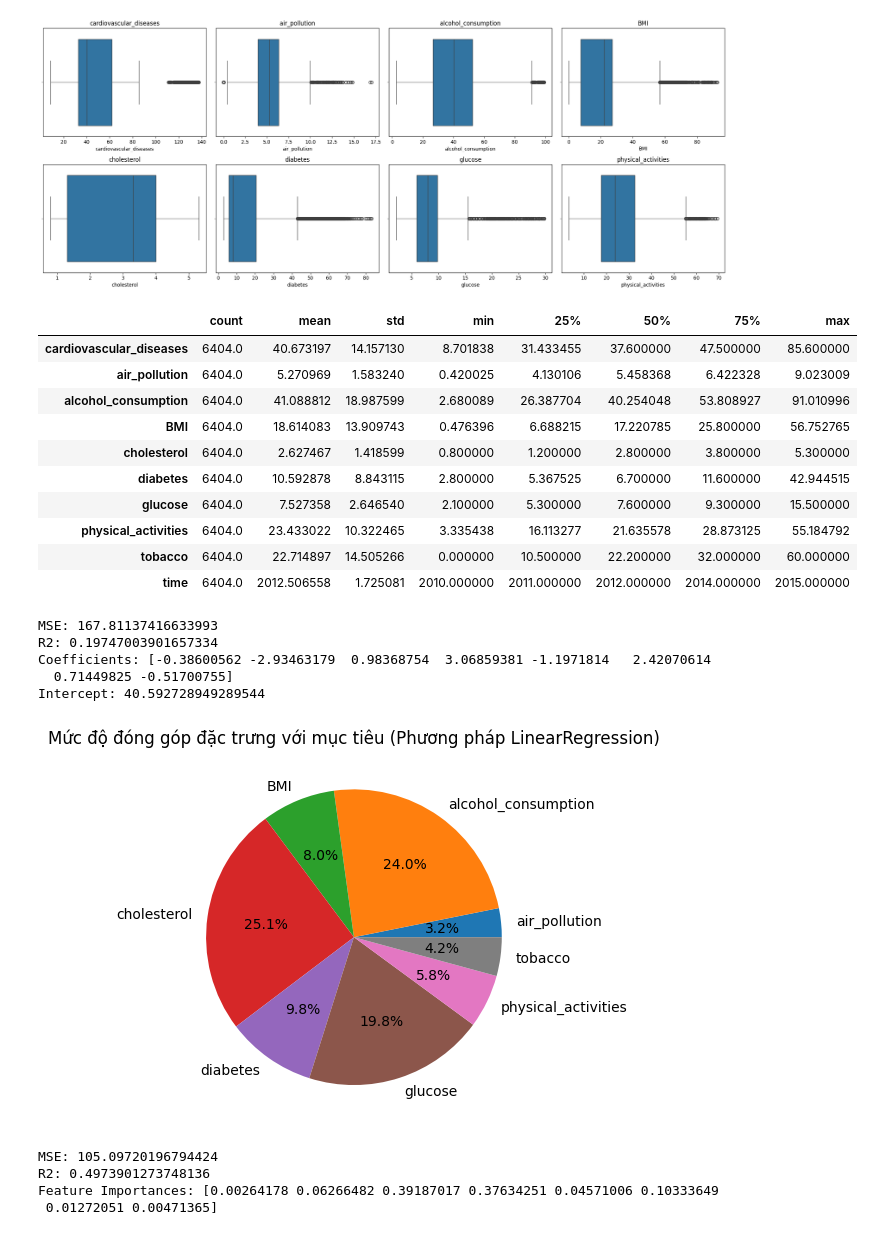
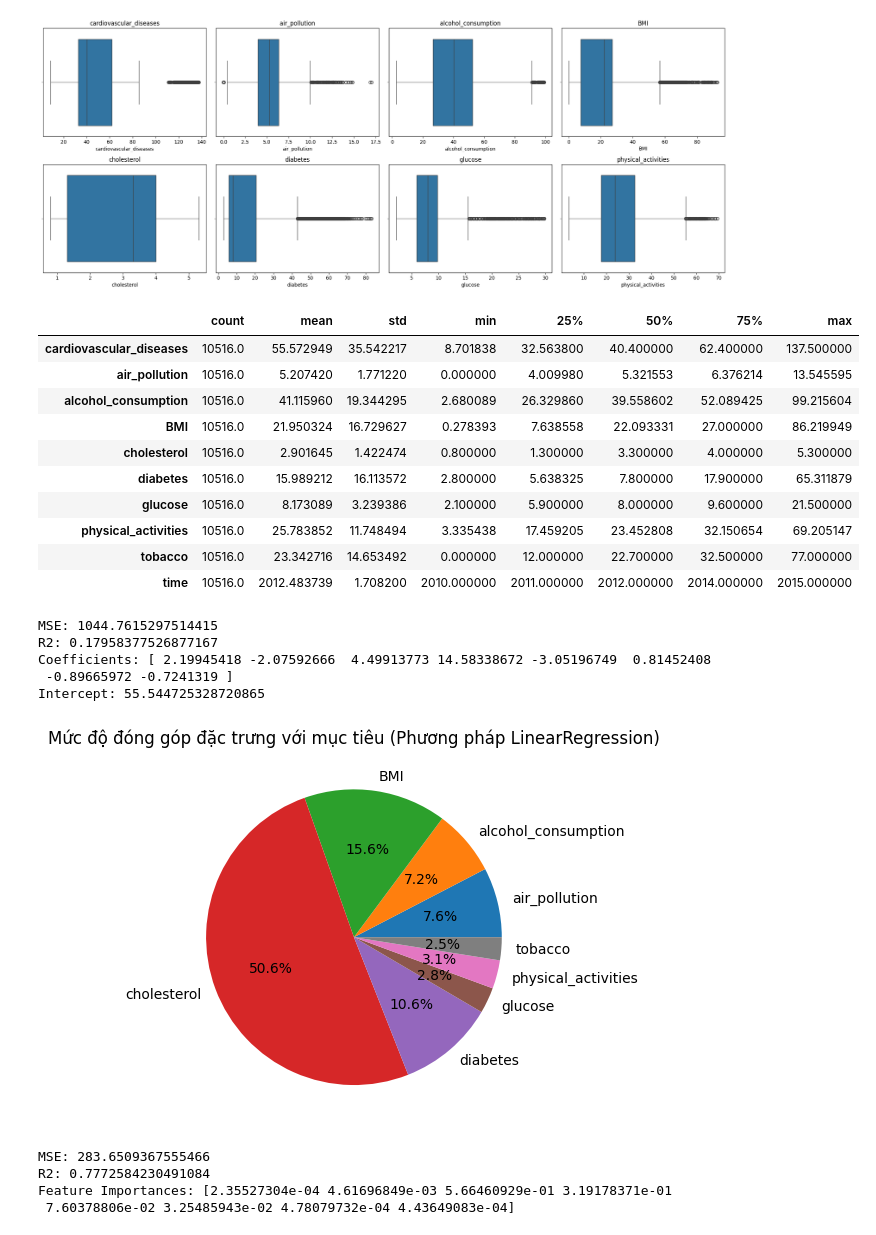
Before and after one commit to baolam/heart-disease-analysis, a Jupyter notebook: processing/draw_for_report.ipynb, the cells around one changed output. Saved outputs shown, nothing was run; the diff lists cells and outputs as text; code cells hidden in the pictures.

```diff
--- a/processing/draw_for_report.ipynb
+++ b/processing/draw_for_report.ipynb
@@ -116,34 +116,34 @@ plt.show()
 # %%
 df_original = df.copy()
 
 df = df_original.copy()
 mask = pd.Series(True, index=df.index)
 
 for col in cols:
 
     Q1 = df[col].quantile(0.25)
     Q3 = df[col].quantile(0.75)
     IQR = Q3 - Q1
 
-    lower = Q1 - 1.5 * IQR
-    upper = Q3 + 1.5 * IQR
+    lower = Q1 - 3 * IQR
+    upper = Q3 + 3 * IQR
 
     mask &= (df[col] >= lower) & (df[col] <= upper)
 
 df = df[mask]
 df.describe().T
 # %% [output]
 |  | count | mean | std | min | 25% | 50% | 75% | max |
-| cardiovascular_diseases | 6404.0 | 40.673197 | 14.157130 | 8.701838 | 31.433455 | 37.600000 | 47.500000 | 85.600000 |
-| air_pollution | 6404.0 | 5.270969 | 1.583240 | 0.420025 | 4.130106 | 5.458368 | 6.422328 | 9.023009 |
-| alcohol_consumption | 6404.0 | 41.088812 | 18.987599 | 2.680089 | 26.387704 | 40.254048 | 53.808927 | 91.010996 |
-| BMI | 6404.0 | 18.614083 | 13.909743 | 0.476396 | 6.688215 | 17.220785 | 25.800000 | 56.752765 |
-| cholesterol | 6404.0 | 2.627467 | 1.418599 | 0.800000 | 1.200000 | 2.800000 | 3.800000 | 5.300000 |
-| diabetes | 6404.0 | 10.592878 | 8.843115 | 2.800000 | 5.367525 | 6.700000 | 11.600000 | 42.944515 |
-| glucose | 6404.0 | 7.527358 | 2.646540 | 2.100000 | 5.300000 | 7.600000 | 9.300000 | 15.500000 |
-| physical_activities | 6404.0 | 23.433022 | 10.322465 | 3.335438 | 16.113277 | 21.635578 | 28.873125 | 55.184792 |
-| tobacco | 6404.0 | 22.714897 | 14.505266 | 0.000000 | 10.500000 | 22.200000 | 32.000000 | 60.000000 |
-| time | 6404.0 | 2012.506558 | 1.725081 | 2010.000000 | 2011.000000 | 2012.000000 | 2014.000000 | 2015.000000 |
+| cardiovascular_diseases | 10516.0 | 55.572949 | 35.542217 | 8.701838 | 32.563800 | 40.400000 | 62.400000 | 137.500000 |
+| air_pollution | 10516.0 | 5.207420 | 1.771220 | 0.000000 | 4.009980 | 5.321553 | 6.376214 | 13.545595 |
+| alcohol_consumption | 10516.0 | 41.115960 | 19.344295 | 2.680089 | 26.329860 | 39.558602 | 52.089425 | 99.215604 |
+| BMI | 10516.0 | 21.950324 | 16.729627 | 0.278393 | 7.638558 | 22.093331 | 27.000000 | 86.219949 |
+| cholesterol | 10516.0 | 2.901645 | 1.422474 | 0.800000 | 1.300000 | 3.300000 | 4.000000 | 5.300000 |
+| diabetes | 10516.0 | 15.989212 | 16.113572 | 2.800000 | 5.638325 | 7.800000 | 17.900000 | 65.311879 |
+| glucose | 10516.0 | 8.173089 | 3.239386 | 2.100000 | 5.900000 | 8.000000 | 9.600000 | 21.500000 |
+| physical_activities | 10516.0 | 25.783852 | 11.748494 | 3.335438 | 17.459205 | 23.452808 | 32.150654 | 69.205147 |
+| tobacco | 10516.0 | 23.342716 | 14.653492 | 0.000000 | 12.000000 | 22.700000 | 32.500000 | 77.000000 |
+| time | 10516.0 | 2012.483739 | 1.708200 | 2010.000000 | 2011.000000 | 2012.000000 | 2014.000000 | 2015.000000 |
 # %%
 df_model = df.copy()
 
@@ -180,11 +180,11 @@ def run_for_linear(X_train, X_test, y_train, y_test):
 # %%
 coef, inter = run_for_linear(X_train, X_test, y_train, y_test)
 # %% [output]
-MSE: 167.81137416633993
-R2: 0.19747003901657334
-Coefficients: [-0.38600562 -2.93463179  0.98368754  3.06859381 -1.1971814   2.42070614
-  0.71449825 -0.51700755]
-Intercept: 40.592728949289544
+MSE: 1044.7615297514415
+R2: 0.17958377526877167
+Coefficients: [ 2.19945418 -2.07592666  4.49913773 14.58338672 -3.05196749  0.81452408
+ -0.89665972 -0.7241319 ]
+Intercept: 55.544725328720865
 # %%
 def softmax(z):
     z_shifted = z - np.max(z)   # tránh overflow
@@ -203,7 +203,7 @@ plt.pie(importance, labels=feature_names, autopct='%1.1f%%')
 plt.title('Mức độ đóng góp đặc trưng với mục tiêu (Phương pháp LinearRegression)')
 plt.show()
 # %% [output]
-[figure, old version]
+[figure, new version]
 # %%
 def run_for_random_forest(X_train, X_test, y_train, y_test):
 
@@ -225,10 +225,10 @@ def run_for_random_forest(X_train, X_test, y_train, y_test):
 # %%
 impor = run_for_random_forest(X_train, X_test, y_train, y_test)
 # %% [output]
-MSE: 105.09720196794424
-R2: 0.4973901273748136
-Feature Importances: [0.00264178 0.06266482 0.39187017 0.37634251 0.04571006 0.10333649
- 0.01272051 0.00471365]
+MSE: 283.6509367555466
+R2: 0.7772584230491084
+Feature Importances: [2.35527304e-04 4.61696849e-03 5.66460929e-01 3.19178371e-01
+ 7.60378806e-02 3.25485943e-02 4.78079732e-04 4.43649083e-04]
 # %%
 plt.figure()
 plt.pie(impor.tolist(), labels=feature_names, autopct='%1.2f%%')
```
Also changed, not shown: parts of 8 cells of this notebook.
